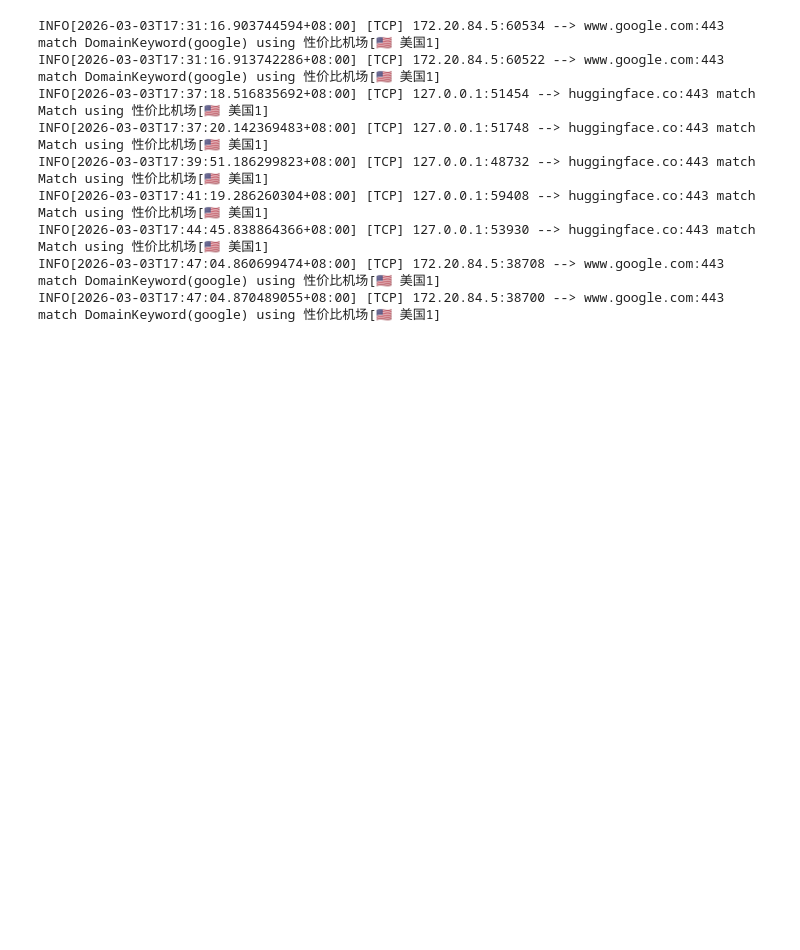
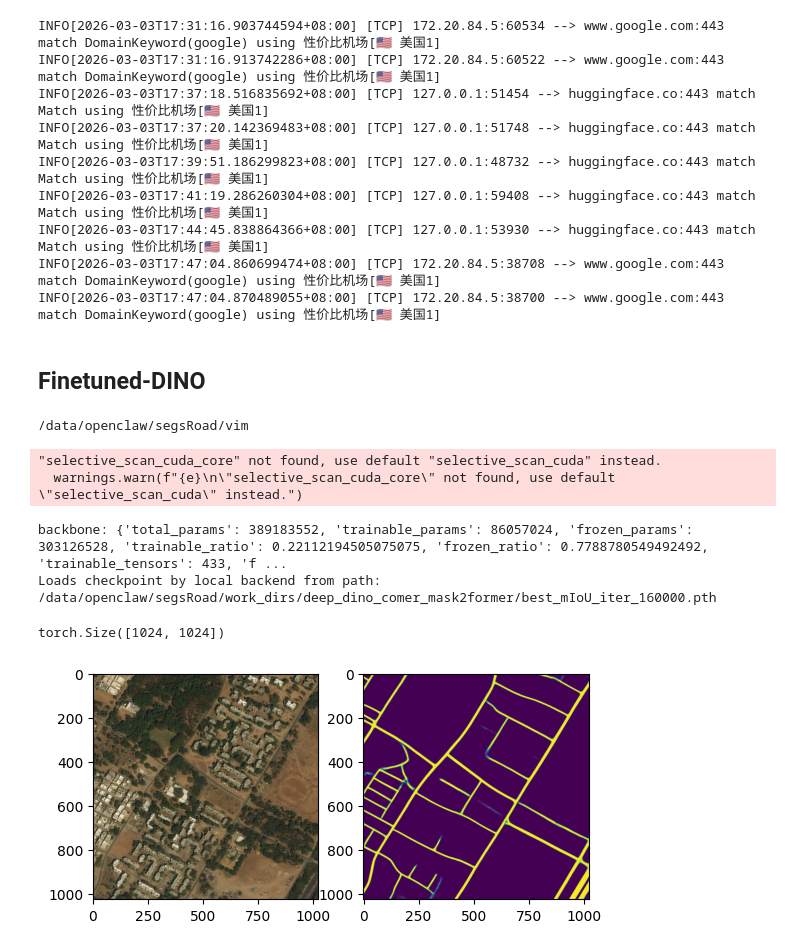
Before and after one commit to Yu-zhengbo/segsRoad, a Jupyter notebook: demo/dinov3.ipynb, the cells around one changed output. Cells and saved outputs as stored; diff of their text form; code cells hidden in the pictures; blank space fills up the shorter version.

```diff
--- a/demo/dinov3.ipynb
+++ b/demo/dinov3.ipynb
@@ -711,3 +711,44 @@ INFO[2026-03-03T17:41:19.286260304+08:00] [TCP] 127.0.0.1:59408 --> huggingface.
 INFO[2026-03-03T17:44:45.838864366+08:00] [TCP] 127.0.0.1:53930 --> huggingface.co:443 match Match using 性价比机场[🇺🇸 美国1]
 INFO[2026-03-03T17:47:04.860699474+08:00] [TCP] 172.20.84.5:38708 --> www.google.com:443 match DomainKeyword(google) using 性价比机场[🇺🇸 美国1]
 INFO[2026-03-03T17:47:04.870489055+08:00] [TCP] 172.20.84.5:38700 --> www.google.com:443 match DomainKeyword(google) using 性价比机场[🇺🇸 美国1]
+# %% [markdown]
+## Finetuned-DINO
+# %%
+import torch
+import matplotlib.pyplot as plt
+from mmengine.model.utils import revert_sync_batchnorm
+from mmseg.apis import init_model, inference_model, show_result_pyplot
+
+
+config_file = '/data/openclaw/segsRoad/configs/dino/deep_dino_comer_mask2former.py'
+checkpoint_file = '/data/openclaw/segsRoad/work_dirs/deep_dino_comer_mask2former/best_mIoU_iter_160000.pth'
+# %% [output]
+/data/openclaw/segsRoad/vim
+"selective_scan_cuda_core" not found, use default "selective_scan_cuda" instead.
+  warnings.warn(f"{e}\n\"selective_scan_cuda_core\" not found, use default \"selective_scan_cuda\" instead.")
+# %%
+import os
+os.environ['CUDA_VISIBLE_DEVICES'] = '1'
+model = init_model(config_file, checkpoint_file, device='cuda:0')
+# %% [output]
+backbone: {'total_params': 389183552, 'trainable_params': 86057024, 'frozen_params': 303126528, 'trainable_ratio': 0.22112194505075075, 'frozen_ratio': 0.7788780549492492, 'trainable_tensors': 433, 'f ...
+Loads checkpoint by local backend from path: /data/openclaw/segsRoad/work_dirs/deep_dino_comer_mask2former/best_mIoU_iter_160000.pth
+# %%
+# test a single image
+img = '/data1/datasets/zhengbo/roaddataset/deepglobe/images/val/70933.jpg'
+if not torch.cuda.is_available():
+    model = revert_sync_batchnorm(model)
+result = inference_model(model, img)
+output = result.get('seg_logits').data.softmax(dim=0)[1]
+output.shape
+# %% [output]
+torch.Size([1024, 1024])
+# %%
+input_image = plt.imread(img)
+plt.subplot(121)
+plt.imshow(input_image)
+plt.subplot(122)
+plt.imshow(output.cpu().detach().numpy())
+plt.show()
+# %% [output]
+[figure, added]
```
Also changed, not shown: parts of 3 cells of this notebook, 47 other files.
